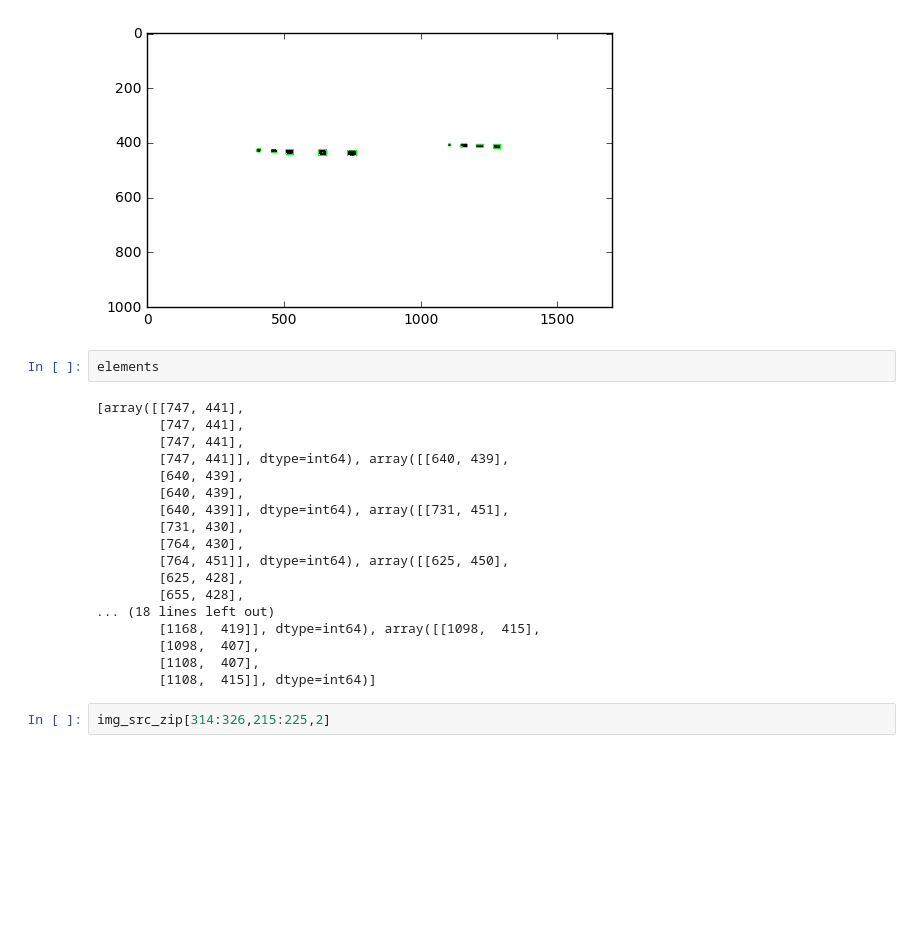
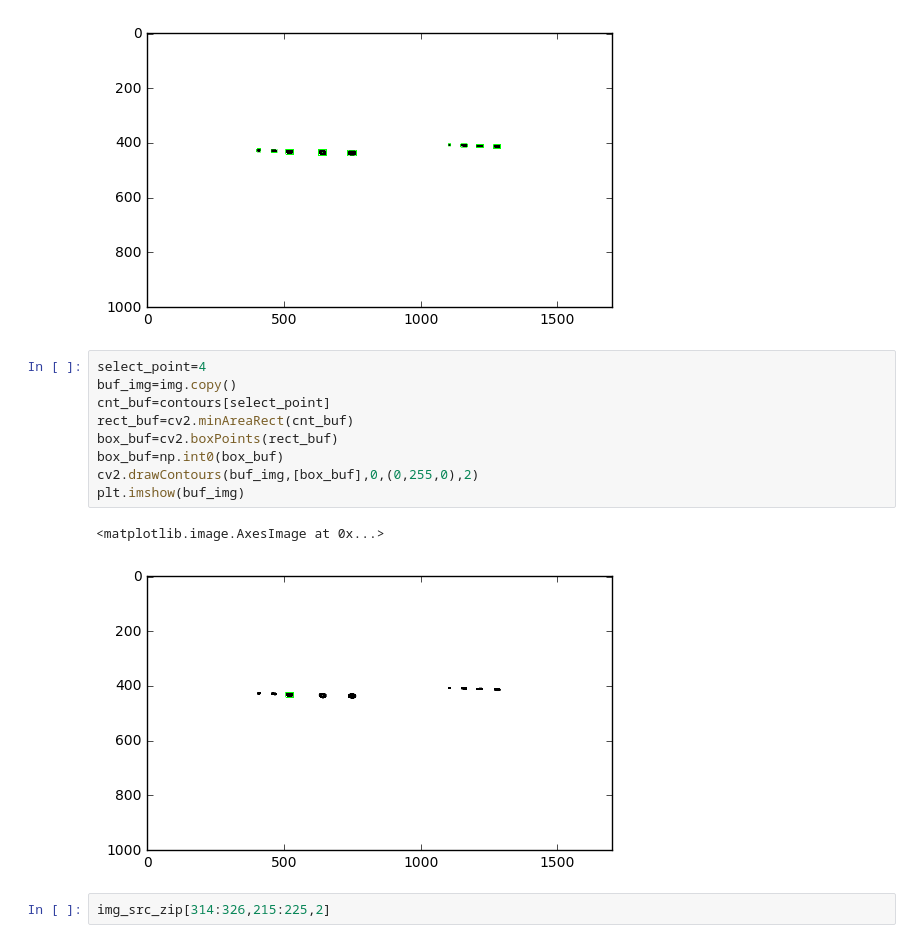
Before and after one commit to pyro-bot/jupyter-labs, a Jupyter notebook: Points.ipynb, the cells around one changed output. Drawn from its saved outputs; the diff is of its cells as text; blank space fills up the shorter version.

```diff
--- a/Points.ipynb
+++ b/Points.ipynb
@@ -129,26 +87,18 @@ plt.imshow(buf_img)
 # %% [output]
 <matplotlib.image.AxesImage at 0x...>
 [figure]
-# %%
-elements
-# %% [output]
-[array([[747, 441],
-        [747, 441],
-        [747, 441],
-        [747, 441]], dtype=int64), array([[640, 439],
-        [640, 439],
-        [640, 439],
-        [640, 439]], dtype=int64), array([[731, 451],
-        [731, 430],
-        [764, 430],
-        [764, 451]], dtype=int64), array([[625, 450],
-        [625, 428],
-        [655, 428],
-... (18 lines left out)
-        [1168,  419]], dtype=int64), array([[1098,  415],
-        [1098,  407],
-        [1108,  407],
-        [1108,  415]], dtype=int64)]
+# %%
+select_point=4
+buf_img=img.copy()
+cnt_buf=contours[select_point]
+rect_buf=cv2.minAreaRect(cnt_buf)
+box_buf=cv2.boxPoints(rect_buf)
+box_buf=np.int0(box_buf)
+cv2.drawContours(buf_img,[box_buf],0,(0,255,0),2)
+plt.imshow(buf_img)
+# %% [output]
+<matplotlib.image.AxesImage at 0x...>
+[figure, added]
 # %%
 img_src_zip[314:326,215:225,2]
 # %% [output]
```
Also changed, not shown: parts of 14 cells of this notebook.
